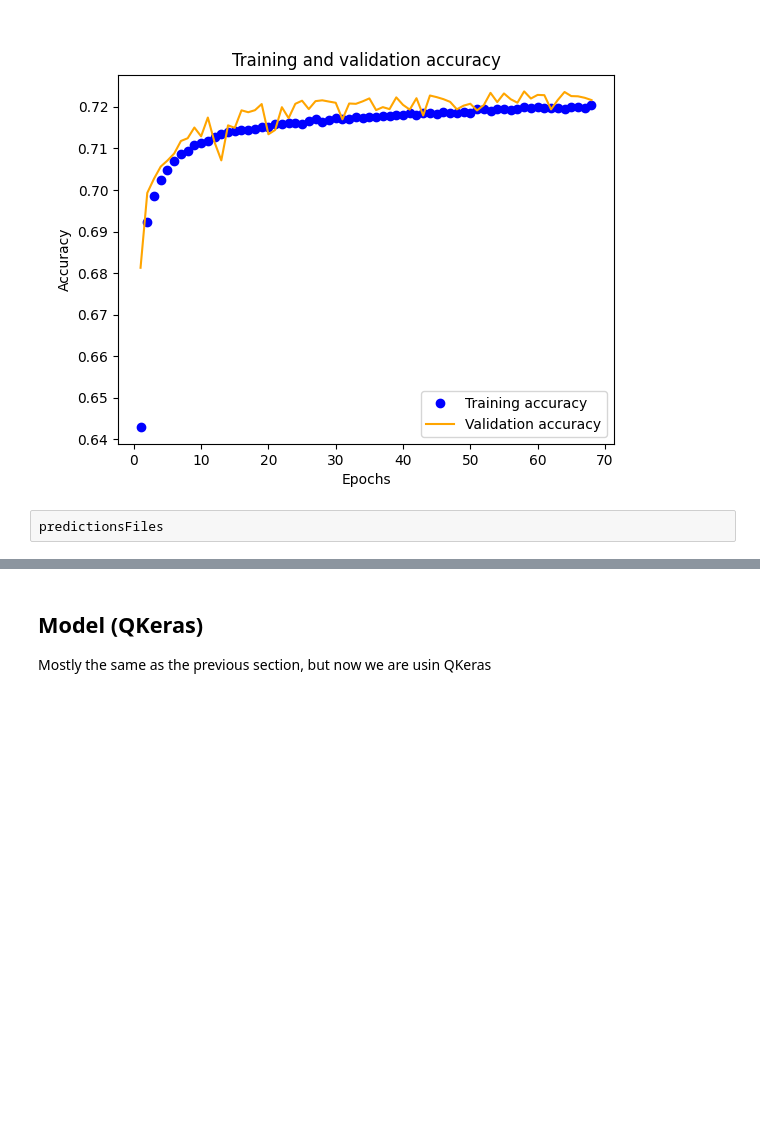
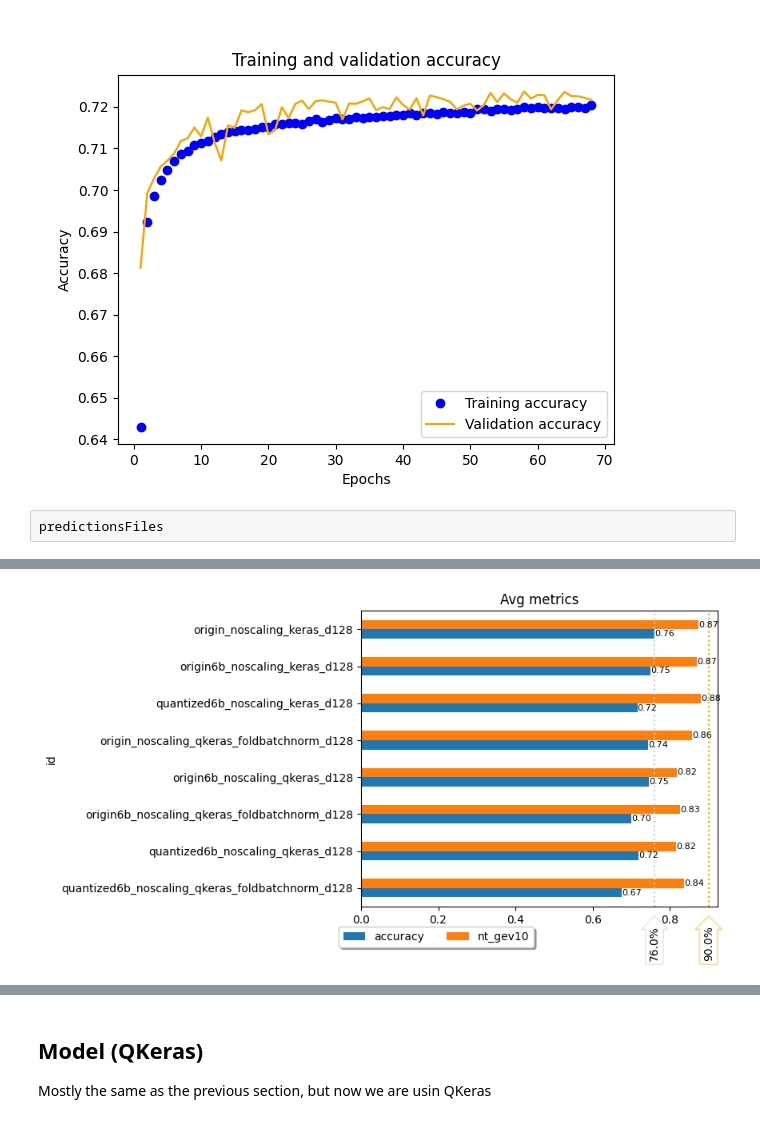
Before and after one commit to nhanvtran/directional-pixel-detectors, a Jupyter notebook: multiclassifier/SimpleNN_ylocalyprofileQkeras1.ipynb, the cells around one changed output, grey strips where cells are left out. Cells and saved outputs as stored; diff of their text form; code cells hidden in the pictures; blank space fills up the shorter version.

Commit message:
Run some regressions and collect results

```diff
--- a/multiclassifier/SimpleNN_ylocalyprofileQkeras1.ipynb
+++ b/multiclassifier/SimpleNN_ylocalyprofileQkeras1.ipynb
@@ -611,0 +673,16 @@ plot_avg_results(results_filename, accuracy_th=0.76, tracks_th=0.9)
+# %%
+id_ordering = [
+    'origin_noscaling_keras_d128',
+    'origin6b_noscaling_keras_d128',
+    'quantized6b_noscaling_keras_d128',
+    'origin_noscaling_qkeras_foldbatchnorm_d128',
+    'origin6b_noscaling_qkeras_d128',
+    'origin6b_noscaling_qkeras_foldbatchnorm_d128',
+    'quantized6b_noscaling_qkeras_d128',
+    'quantized6b_noscaling_qkeras_foldbatchnorm_d128'
+]
+id_ordering.reverse()
+# %%
+plot_avg_results(results_filename, accuracy_th=0.76, tracks_th=0.9, id_ordering=id_ordering)
+# %% [output]
+[figure, added]
```
Also changed, not shown: parts of 76 cells of this notebook, 43 other files.
